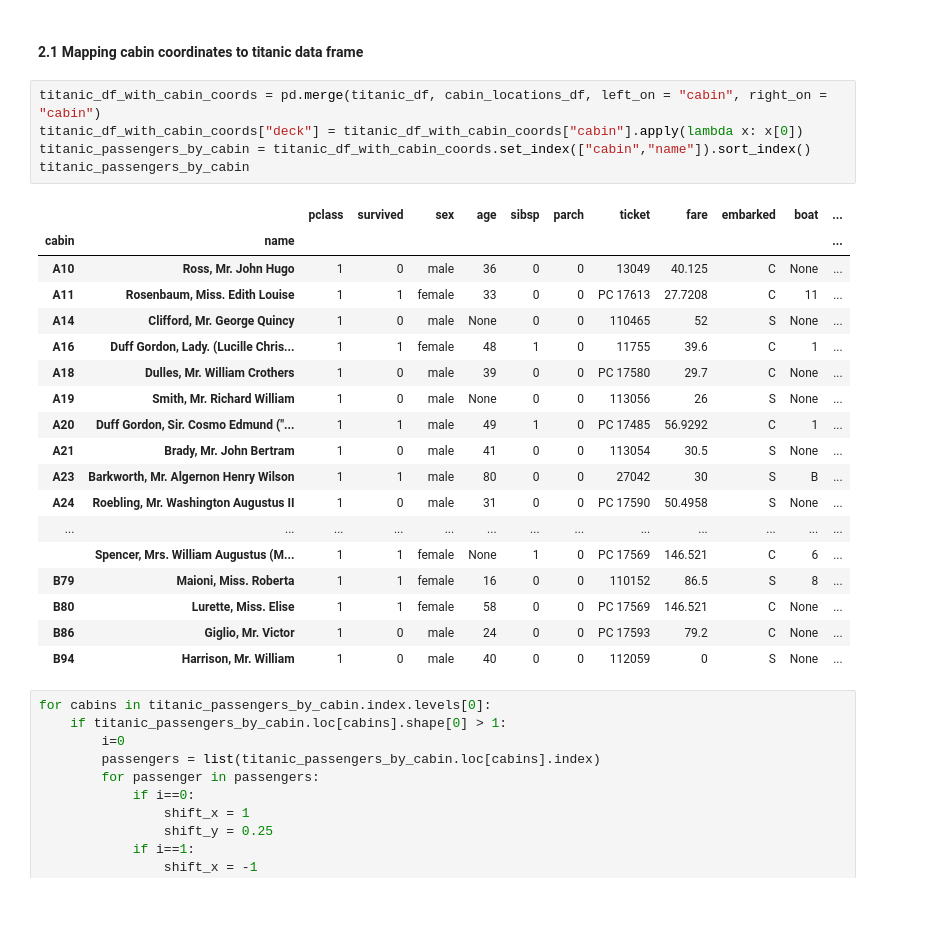
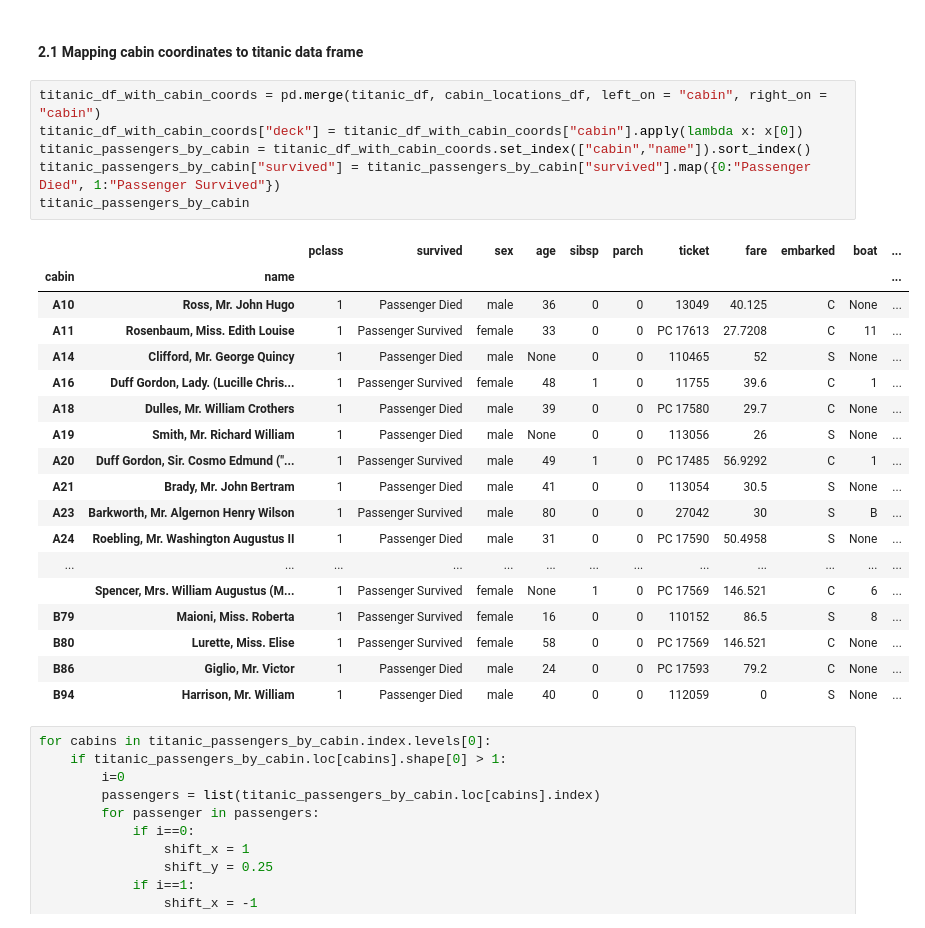
Before and after one commit to UBC-MDS/DSCI_532_GROUP_109, a Jupyter notebook: src/titanic_viz.ipynb, the cells around one changed output. Cells and saved outputs as stored; diff of their text form.

```diff
--- a/src/titanic_viz.ipynb
+++ b/src/titanic_viz.ipynb
@@ -52,27 +52,28 @@ cabin_locations_df.head()
 # %%
 titanic_df_with_cabin_coords = pd.merge(titanic_df, cabin_locations_df, left_on = "cabin", right_on = "cabin")
 titanic_df_with_cabin_coords["deck"] = titanic_df_with_cabin_coords["cabin"].apply(lambda x: x[0])
 titanic_passengers_by_cabin = titanic_df_with_cabin_coords.set_index(["cabin","name"]).sort_index()
+titanic_passengers_by_cabin["survived"] = titanic_passengers_by_cabin["survived"].map({0:"Passenger Died", 1:"Passenger Survived"})
 titanic_passengers_by_cabin
 # %% [output]
 |  |  | pclass | survived | sex | age | sibsp | parch | ticket | fare | embarked | boat | ... |
 | cabin | name |  |  |  |  |  |  |  |  |  |  | ... |
-| A10 | Ross, Mr. John Hugo | 1 | 0 | male | 36 | 0 | 0 | 13049 | 40.125 | C | None | ... |
-| A11 | Rosenbaum, Miss. Edith Louise | 1 | 1 | female | 33 | 0 | 0 | PC 17613 | 27.7208 | C | 11 | ... |
-| A14 | Clifford, Mr. George Quincy | 1 | 0 | male | None | 0 | 0 | 110465 | 52 | S | None | ... |
-| A16 | Duff Gordon, Lady. (Lucille Chris... | 1 | 1 | female | 48 | 1 | 0 | 11755 | 39.6 | C | 1 | ... |
-| A18 | Dulles, Mr. William Crothers | 1 | 0 | male | 39 | 0 | 0 | PC 17580 | 29.7 | C | None | ... |
-| A19 | Smith, Mr. Richard William | 1 | 0 | male | None | 0 | 0 | 113056 | 26 | S | None | ... |
-| A20 | Duff Gordon, Sir. Cosmo Edmund ("... | 1 | 1 | male | 49 | 1 | 0 | PC 17485 | 56.9292 | C | 1 | ... |
-| A21 | Brady, Mr. John Bertram | 1 | 0 | male | 41 | 0 | 0 | 113054 | 30.5 | S | None | ... |
-| A23 | Barkworth, Mr. Algernon Henry Wilson | 1 | 1 | male | 80 | 0 | 0 | 27042 | 30 | S | B | ... |
-| A24 | Roebling, Mr. Washington Augustus II | 1 | 0 | male | 31 | 0 | 0 | PC 17590 | 50.4958 | S | None | ... |
+| A10 | Ross, Mr. John Hugo | 1 | Passenger Died | male | 36 | 0 | 0 | 13049 | 40.125 | C | None | ... |
+| A11 | Rosenbaum, Miss. Edith Louise | 1 | Passenger Survived | female | 33 | 0 | 0 | PC 17613 | 27.7208 | C | 11 | ... |
+| A14 | Clifford, Mr. George Quincy | 1 | Passenger Died | male | None | 0 | 0 | 110465 | 52 | S | None | ... |
+| A16 | Duff Gordon, Lady. (Lucille Chris... | 1 | Passenger Survived | female | 48 | 1 | 0 | 11755 | 39.6 | C | 1 | ... |
+| A18 | Dulles, Mr. William Crothers | 1 | Passenger Died | male | 39 | 0 | 0 | PC 17580 | 29.7 | C | None | ... |
+| A19 | Smith, Mr. Richard William | 1 | Passenger Died | male | None | 0 | 0 | 113056 | 26 | S | None | ... |
+| A20 | Duff Gordon, Sir. Cosmo Edmund ("... | 1 | Passenger Survived | male | 49 | 1 | 0 | PC 17485 | 56.9292 | C | 1 | ... |
+| A21 | Brady, Mr. John Bertram | 1 | Passenger Died | male | 41 | 0 | 0 | 113054 | 30.5 | S | None | ... |
+| A23 | Barkworth, Mr. Algernon Henry Wilson | 1 | Passenger Survived | male | 80 | 0 | 0 | 27042 | 30 | S | B | ... |
+| A24 | Roebling, Mr. Washington Augustus II | 1 | Passenger Died | male | 31 | 0 | 0 | PC 17590 | 50.4958 | S | None | ... |
 | ... | ... | ... | ... | ... | ... | ... | ... | ... | ... | ... | ... | ... |
-|  | Spencer, Mrs. William Augustus (M... | 1 | 1 | female | None | 1 | 0 | PC 17569 | 146.521 | C | 6 | ... |
-| B79 | Maioni, Miss. Roberta | 1 | 1 | female | 16 | 0 | 0 | 110152 | 86.5 | S | 8 | ... |
-| B80 | Lurette, Miss. Elise | 1 | 1 | female | 58 | 0 | 0 | PC 17569 | 146.521 | C | None | ... |
-| B86 | Giglio, Mr. Victor | 1 | 0 | male | 24 | 0 | 0 | PC 17593 | 79.2 | C | None | ... |
-| B94 | Harrison, Mr. William | 1 | 0 | male | 40 | 0 | 0 | 112059 | 0 | S | None | ... |
+|  | Spencer, Mrs. William Augustus (M... | 1 | Passenger Survived | female | None | 1 | 0 | PC 17569 | 146.521 | C | 6 | ... |
+| B79 | Maioni, Miss. Roberta | 1 | Passenger Survived | female | 16 | 0 | 0 | 110152 | 86.5 | S | 8 | ... |
+| B80 | Lurette, Miss. Elise | 1 | Passenger Survived | female | 58 | 0 | 0 | PC 17569 | 146.521 | C | None | ... |
+| B86 | Giglio, Mr. Victor | 1 | Passenger Died | male | 24 | 0 | 0 | PC 17593 | 79.2 | C | None | ... |
+| B94 | Harrison, Mr. William | 1 | Passenger Died | male | 40 | 0 | 0 | 112059 | 0 | S | None | ... |
 # %%
 for cabins in titanic_passengers_by_cabin.index.levels[0]:
     if titanic_passengers_by_cabin.loc[cabins].shape[0] > 1:
```
Also changed, not shown: parts of 3 cells of this notebook.
